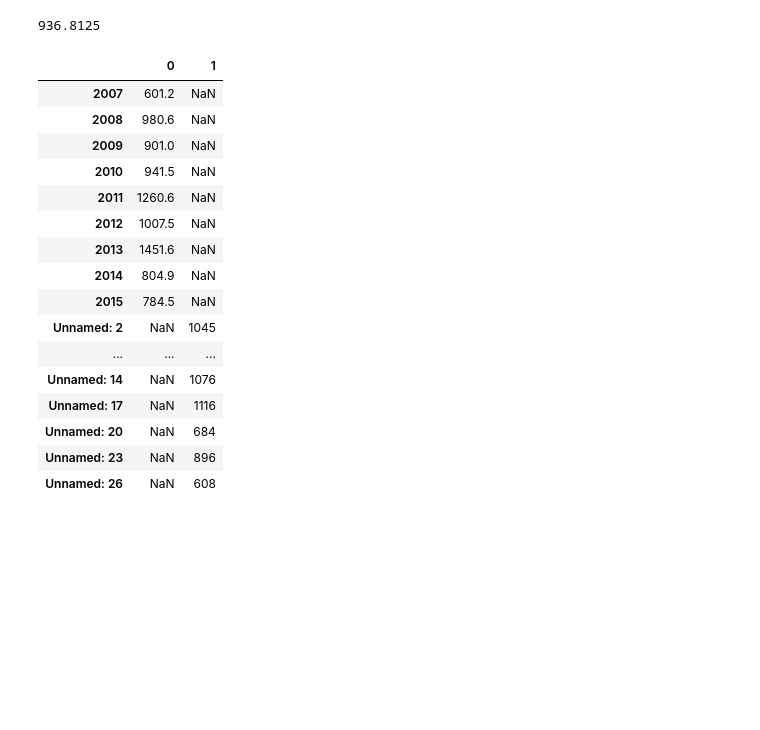
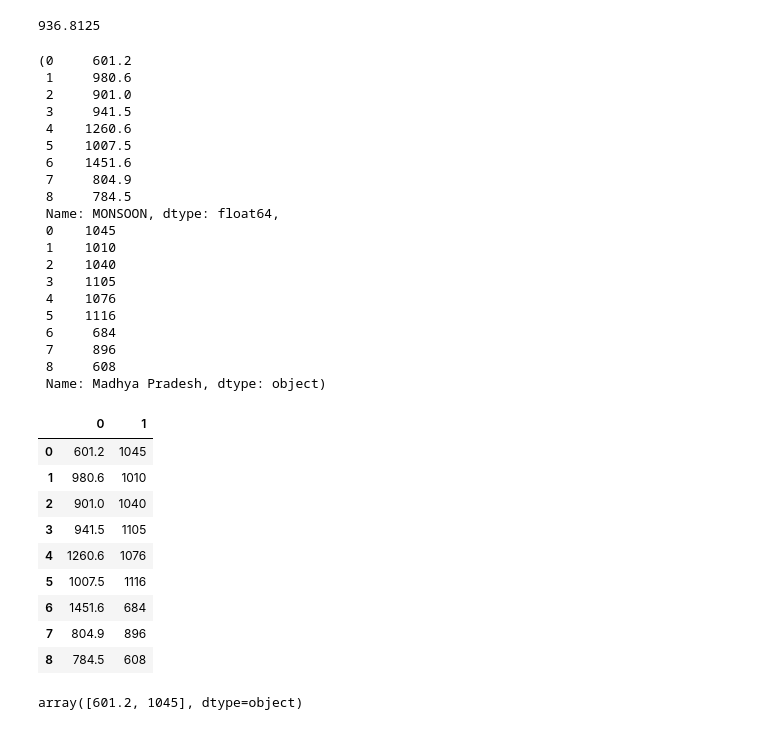
Before and after one commit to ken-neth-wang/crop-insurance, a Jupyter notebook: univariate_sim.ipynb, the cells around one changed output. Saved outputs shown, nothing was run; the diff lists cells and outputs as text; code cells hidden in the pictures; blank space fills up the shorter version.

```diff
--- a/univariate_sim.ipynb
+++ b/univariate_sim.ipynb
@@ -218,24 +218,43 @@ print(expected_yield.mean()) #this may be low, since online sources + solenkiata
 936.8125
 # %%
 #learn linear regression map from rainfall to yield
-x_train = east_mp_monsoon
-#x_train.loc[2007:2015], expected_yield.iloc[0:9]
-pd.concat([x_train.loc[2007:2015], expected_yield.iloc[0:9]], axis=1, join='outer', ignore_index = True)
+x_train = east_mp_monsoon.loc[2007:2015].reset_index()
+y_train = expected_yield.iloc[0:9].reset_index()
+x_train.size, y_train.size
+x_train, y_train = x_train.iloc[:,1], y_train.iloc[:,1]
+x_train, y_train
 # %% [output]
-|  | 0 | 1 |
-| 2007 | 601.2 | NaN |
-| 2008 | 980.6 | NaN |
-| 2009 | 901.0 | NaN |
-| 2010 | 941.5 | NaN |
-| 2011 | 1260.6 | NaN |
-| 2012 | 1007.5 | NaN |
-| 2013 | 1451.6 | NaN |
-| 2014 | 804.9 | NaN |
-| 2015 | 784.5 | NaN |
-| Unnamed: 2 | NaN | 1045 |
-| ... | ... | ... |
-| Unnamed: 14 | NaN | 1076 |
-| Unnamed: 17 | NaN | 1116 |
-| Unnamed: 20 | NaN | 684 |
-| Unnamed: 23 | NaN | 896 |
-| Unnamed: 26 | NaN | 608 |
+(0     601.2
+ 1     980.6
+ 2     901.0
+ 3     941.5
+ 4    1260.6
+ 5    1007.5
+ 6    1451.6
+ 7     804.9
+ 8     784.5
+ Name: MONSOON, dtype: float64,
+ 0    1045
+ 1    1010
+ 2    1040
+ 3    1105
+ 4    1076
+ 5    1116
+ 6     684
+ 7     896
+ 8     608
+ Name: Madhya Pradesh, dtype: object)
+# %%
+XY = pd.concat([x_train, y_train], axis=1, ignore_index=True)
+XY
+# %% [output]
+|  | 0 | 1 |
+| 0 | 601.2 | 1045 |
+| 1 | 980.6 | 1010 |
+| 2 | 901.0 | 1040 |
+| 3 | 941.5 | 1105 |
+| 4 | 1260.6 | 1076 |
+| 5 | 1007.5 | 1116 |
+| 6 | 1451.6 | 684 |
+| 7 | 804.9 | 896 |
+| 8 | 784.5 | 608 |
@@ -242,2 +263,7 @@ pd.concat([x_train.loc[2007:2015], expected_yield.iloc[0:9]], axis=1, join='oute
+# %%
+XY_np = XY.to_numpy()
+XY_np[0]
+# %% [output]
+array([601.2, 1045], dtype=object)
 # %%
 # we need to develop the map from yield to money
```
Also changed, not shown: parts of 1 cell of this notebook.
